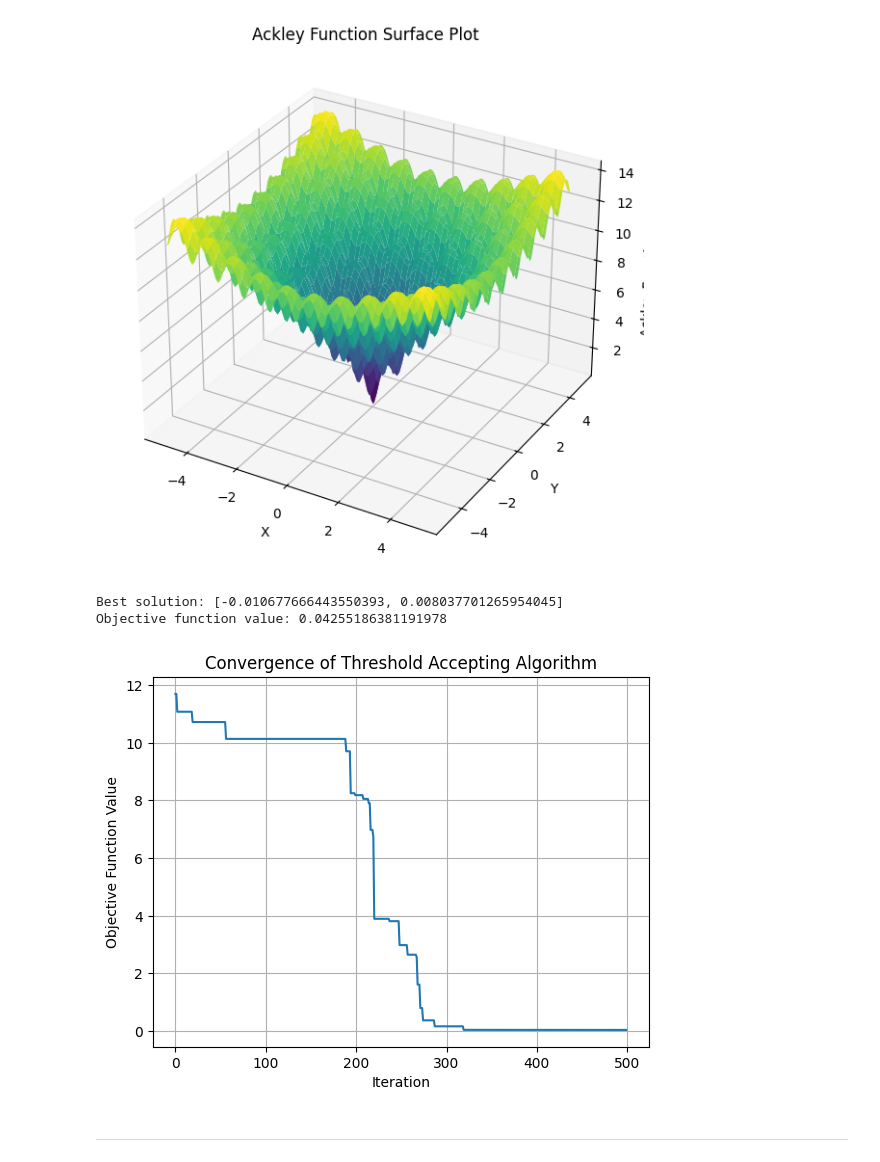
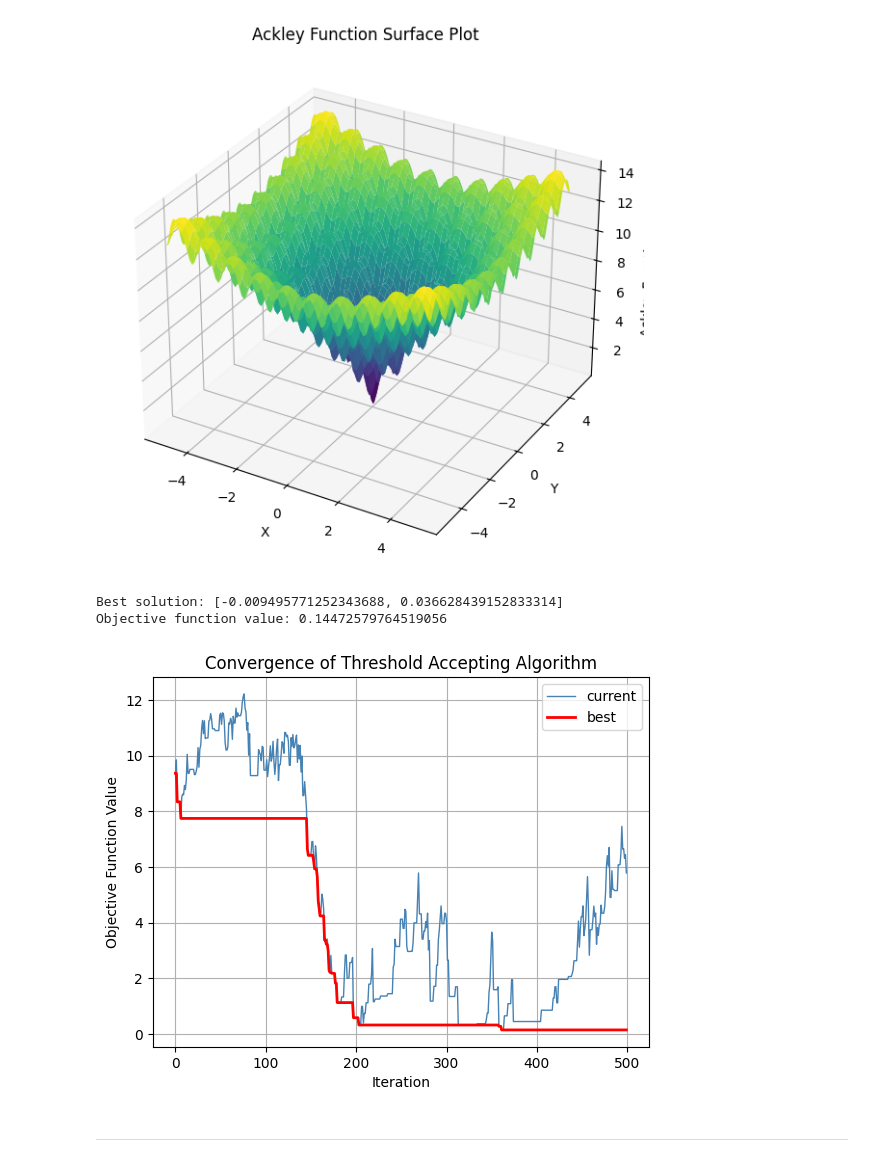
Before and after one commit to anmpahwa/CE5972, a Jupyter notebook: book/content/lecture_31.ipynb, the cells around one changed output. Saved outputs shown, nothing was run; the diff lists cells and outputs as text; code cells hidden in the pictures.

```diff
--- a/book/content/lecture_31.ipynb
+++ b/book/content/lecture_31.ipynb
@@ -50,11 +50,12 @@ def ta(s_o, N, D, n=100, t=1e-5):
     - t: Convergence threshold
 
     Returns:
-    - Best solution found in each iteration
+    - Current and Best solution found in each iteration
     """
     s   = s_o     # Current solution
     s_b = s       # Best solution found
-    S   = [s_b]   # Track best solutions over iterations
+    S_c = [s_b]   # Track current solutions over iterations
+    S_b = [s_b]   # Track best solutions over iterations
 
     i = 1
     e = float('inf')
@@ -70,13 +71,14 @@ def ta(s_o, N, D, n=100, t=1e-5):
             e = f(s_b) - f(s)
             s_b = s
 
-        S.append(s_b)                   # Store the best solution at each iteration
+        S_c.append(s)                   # Store best solution at each iteration
+        S_b.append(s_b)                 # Store best solution at each iteration
 
         i += 1
         if i >= n or e <= t:            # Convergence condition
             converged = True
 
-    return S
+    return S_c, S_b
 # %% [markdown]
 ---
 
@@ -117,32 +119,34 @@ Text(0.5, 0.92, 'Ackley Function Surface Plot')
 # %%
 def N(s):
     x, y = s
     x += np.random.uniform(-0.5, 0.5)
     y += np.random.uniform(-0.5, 0.5)
     s = [x,y]
     return s
 
 s_o = [random.uniform(-5, 5), random.uniform(-5, 5)]
-S   = ta(s_o, N, 1, 500)
-s_b = S[-1]
-F   = [f(s) for s in S]
+S_c, S_b = ta(s_o, N, 1, 500)
+F_c = [f(s) for s in S_c]
+F_b = [f(s) for s in S_b]
 
 # Report outcome
-print("Best solution:", s_b)
-print("Objective function value:", f(s_b))
+print("Best solution:", S_b[-1])
+print("Objective function value:", f(S_b[-1]))
 
 # Convergence plot
 fig = plt.figure()
-plt.plot(F)
+plt.plot(F_c, label='current', color='steelblue', linewidth=1)
+plt.plot(F_b, label='best', color='red', linewidth=2)
+plt.legend()
 plt.xlabel("Iteration")
 plt.ylabel("Objective Function Value")
 plt.title("Convergence of Threshold Accepting Algorithm")
 plt.grid()
 plt.show()
 # %% [output]
-Best solution: [-0.010677666443550393, 0.008037701265954045]
-Objective function value: 0.04255186381191978
+Best solution: [-0.009495771252343688, 0.036628439152833314]
+Objective function value: 0.14472579764519056
-[figure, old version]
+[figure, new version]
 # %% [markdown]
 ---
 # %% [markdown]
```
Also changed, not shown: parts of 1 cell of this notebook.
